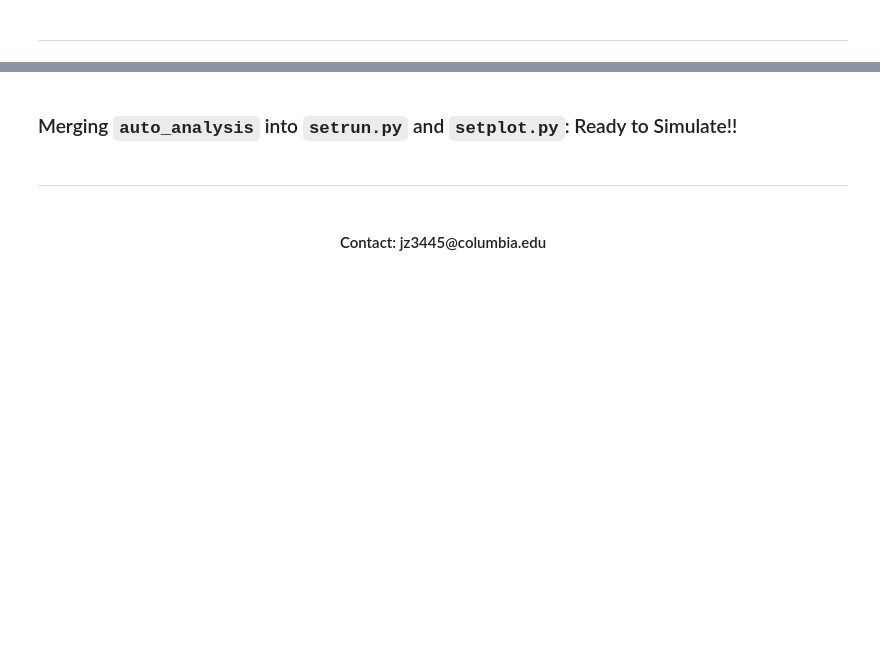
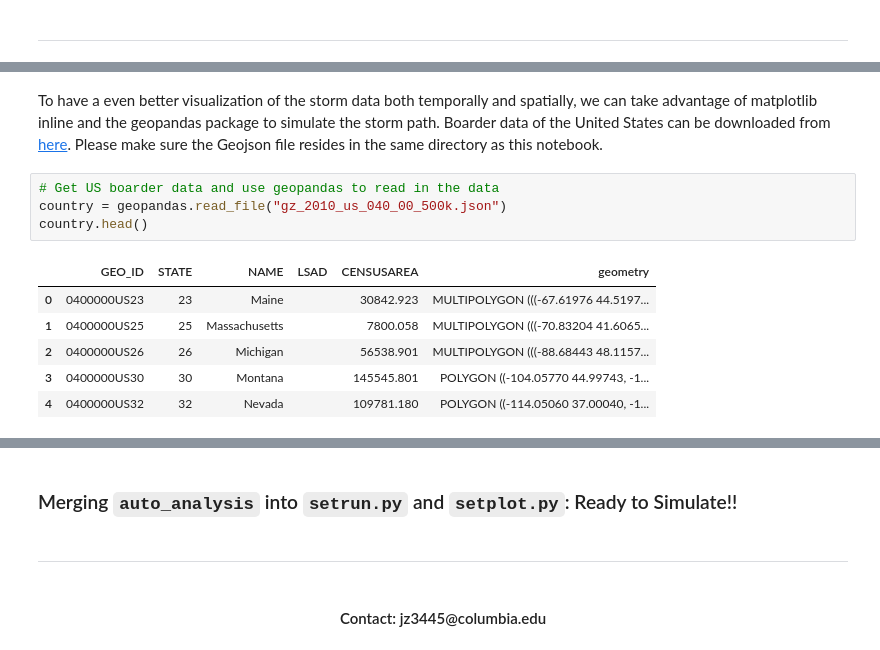
Before and after one commit to MaxPaiPai/auto_storm, a Jupyter notebook: auto_analysis_notebook/auto_analysis.ipynb, the cells around one changed output, grey strips where cells are left out. Cells and saved outputs as stored; diff of their text form; blank space fills up the shorter version.

```diff
--- a/auto_analysis_notebook/auto_analysis.ipynb
+++ b/auto_analysis_notebook/auto_analysis.ipynb
@@ -38,0 +138,13 @@ We will focus on modeling and validating water surge generated by storm systems
+# %% [markdown]
+To have a even better visualization of the storm data both temporally and spatially, we can take advantage of matplotlib inline and the geopandas package to simulate the storm path. Boarder data of the United States can be downloaded from [here](https://eric.clst.org/tech/usgeojson/). Please make sure the Geojson file resides in the same directory as this notebook.
+# %%
+# Get US boarder data and use geopandas to read in the data
+country = geopandas.read_file("gz_2010_us_040_00_500k.json")
+country.head()
+# %% [output]
+|  | GEO_ID | STATE | NAME | LSAD | CENSUSAREA | geometry |
+| 0 | 0400000US23 | 23 | Maine |  | 30842.923 | MULTIPOLYGON (((-67.61976 44.5197... |
+| 1 | 0400000US25 | 25 | Massachusetts |  | 7800.058 | MULTIPOLYGON (((-70.83204 41.6065... |
+| 2 | 0400000US26 | 26 | Michigan |  | 56538.901 | MULTIPOLYGON (((-88.68443 48.1157... |
+| 3 | 0400000US30 | 30 | Montana |  | 145545.801 | POLYGON ((-104.05770 44.99743, -1... |
+| 4 | 0400000US32 | 32 | Nevada |  | 109781.180 | POLYGON ((-114.05060 37.00040, -1... |
```
Also changed, not shown: parts of 25 cells of this notebook.
